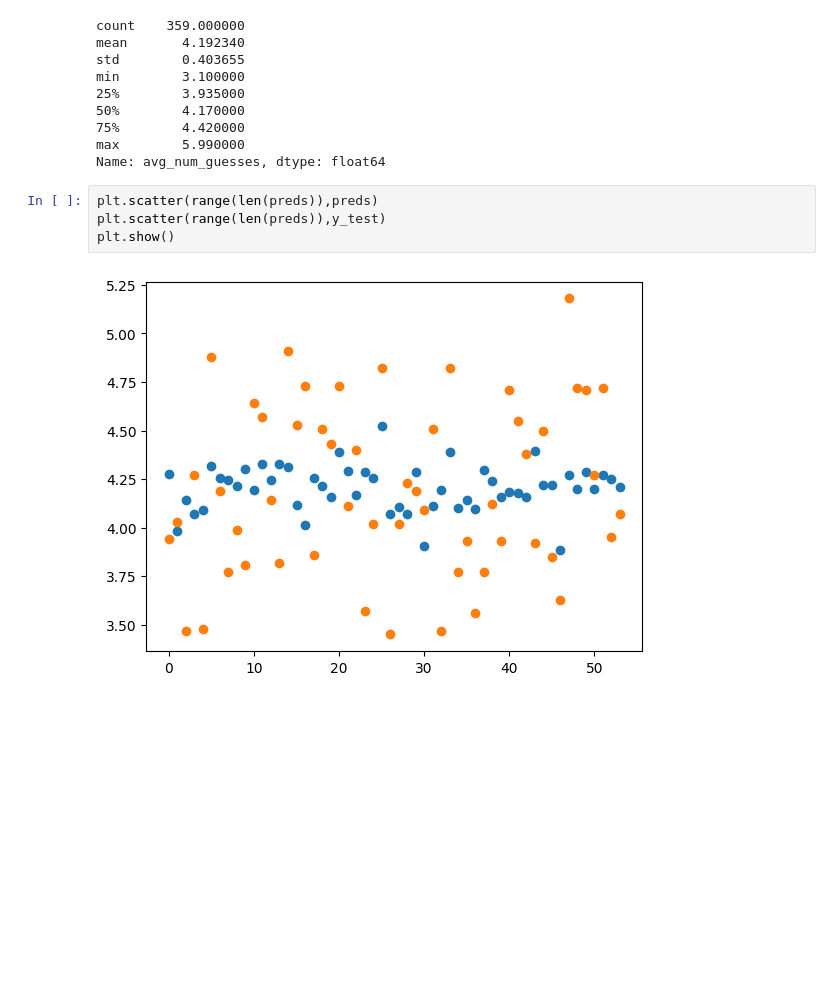
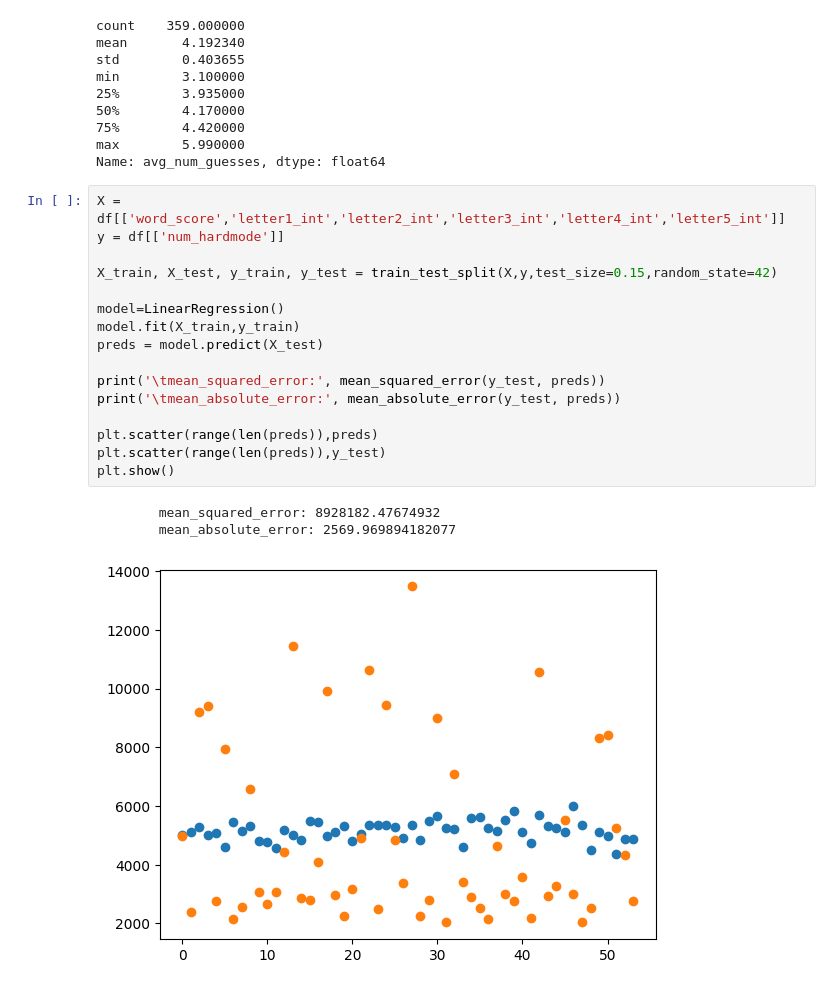
Before and after one commit to carlostbello/COMAP2023, a Jupyter notebook: src/regression.ipynb, the cells around one changed output. Saved outputs shown, nothing was run; the diff lists cells and outputs as text; blank space fills up the shorter version.

Commit message:
added num_hardmode modeling

```diff
--- a/src/regression.ipynb
+++ b/src/regression.ipynb
@@ -248,9 +213,23 @@ min        3.100000
 75%        4.420000
 max        5.990000
 Name: avg_num_guesses, dtype: float64
-# %%
-plt.scatter(range(len(preds)),preds)
-plt.scatter(range(len(preds)),y_test)
-plt.show()
-# %% [output]
-[figure, removed]
+# %%
+X = df[['word_score','letter1_int','letter2_int','letter3_int','letter4_int','letter5_int']]
+y = df[['num_hardmode']]
+
+X_train, X_test, y_train, y_test = train_test_split(X,y,test_size=0.15,random_state=42)
+
+model=LinearRegression()
+model.fit(X_train,y_train)
+preds = model.predict(X_test)
+
+print('\tmean_squared_error:', mean_squared_error(y_test, preds))
+print('\tmean_absolute_error:', mean_absolute_error(y_test, preds))
+
+plt.scatter(range(len(preds)),preds)
+plt.scatter(range(len(preds)),y_test)
+plt.show()
+# %% [output]
+        mean_squared_error: 8928182.47674932
+        mean_absolute_error: 2569.969894182077
+[figure, added]
```
Also changed, not shown: parts of 16 cells of this notebook, 2 other files.
